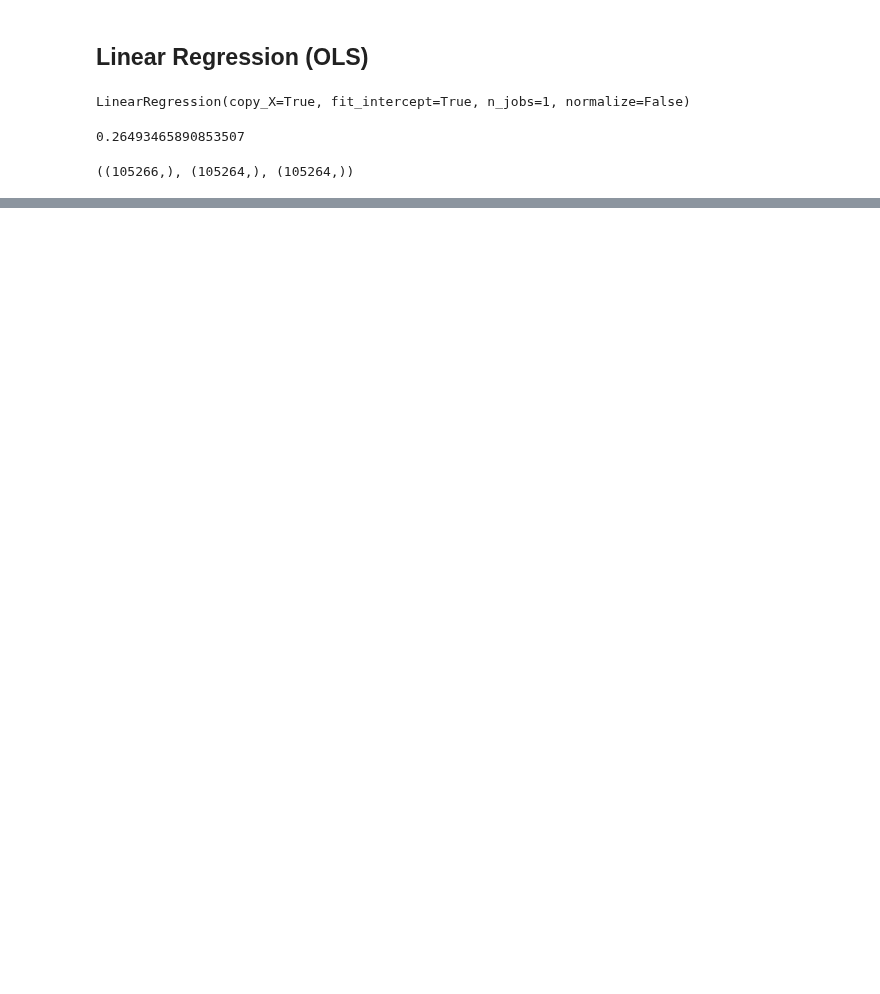
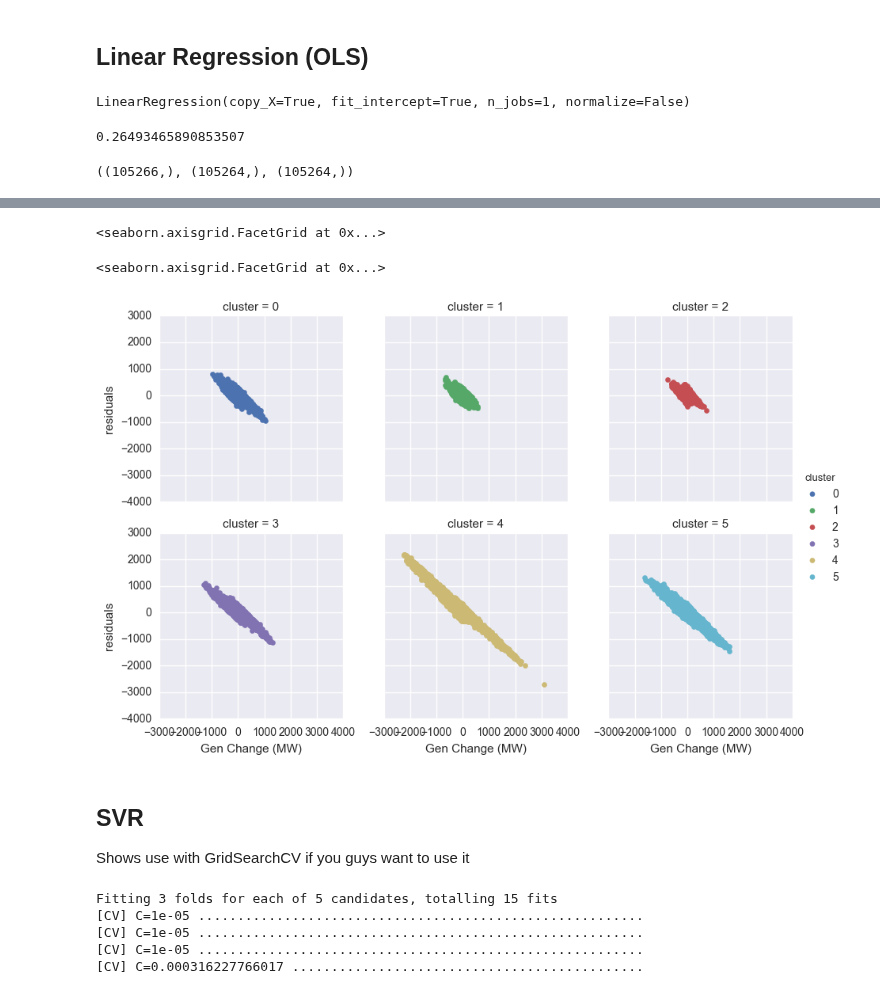
Before and after one commit to gschivley/ERCOT_power, a Jupyter notebook: Prediction model/Prediction models.ipynb, the cells around one changed output, grey strips where cells are left out. Drawn from its saved outputs; the diff is of its cells as text; code cells hidden in the pictures; blank space fills up the shorter version.

```diff
--- a/Prediction model/Prediction models.ipynb
+++ b/Prediction model/Prediction models.ipynb
@@ -155,5 +161,12 @@ IndexingError: Too many indexers
 # %%
-g = sns.FacetGrid(y_lm_resids, hue='cluster_id_6', col='cluster_id_6',
+g = sns.FacetGrid(y_lm_resids, hue='cluster', col='cluster',
                   col_wrap=3)
 g.map(plt.scatter, 'Gen Change (MW)', 'residuals')
 g.add_legend()
+# %% [output]
+<seaborn.axisgrid.FacetGrid at 0x...>
+<seaborn.axisgrid.FacetGrid at 0x...>
+[figure, added]
+# %% [markdown]
+## SVR
+Shows use with GridSearchCV if you guys want to use it
@@ -159,0 +179,8 @@ g.add_legend()
+# %%
+lm.fit(X_train_scaled, y_train)
+# %% [output]
+Fitting 3 folds for each of 5 candidates, totalling 15 fits
+[CV] C=1e-05 .........................................................
+[CV] C=1e-05 .........................................................
+[CV] C=1e-05 .........................................................
+[CV] C=0.000316227766017 .............................................
```
Also changed, not shown: parts of 12 cells of this notebook.
